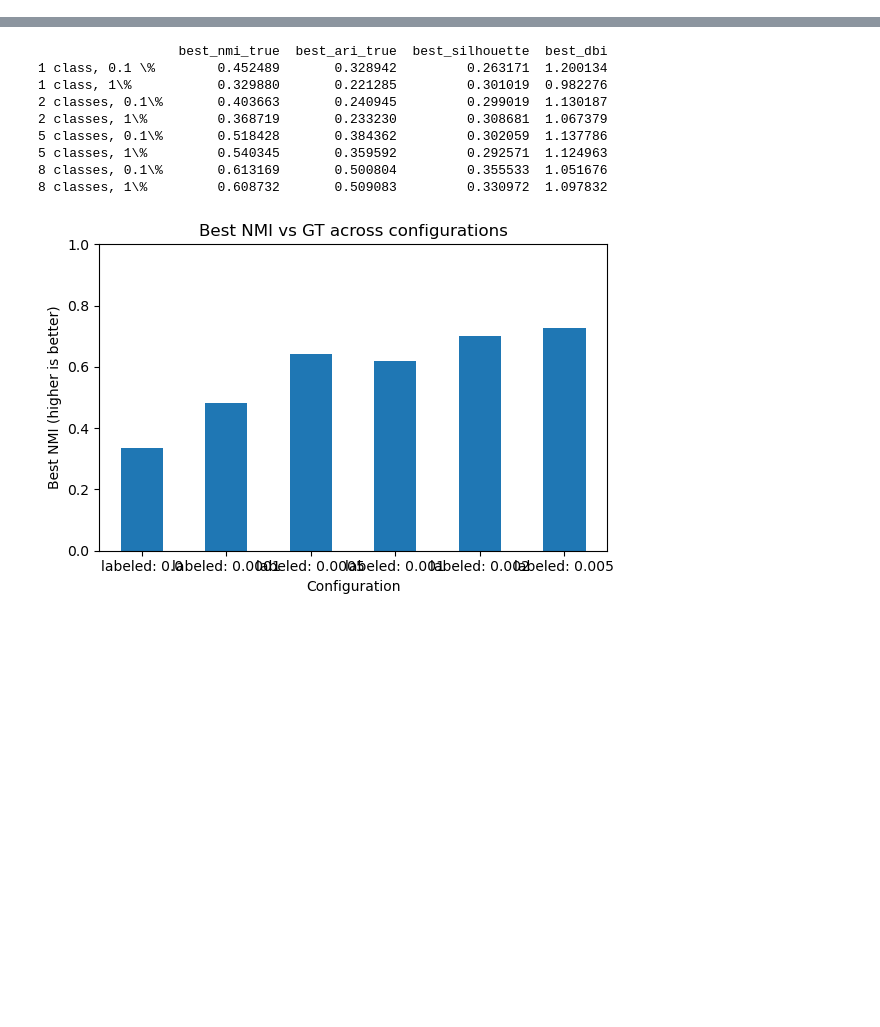
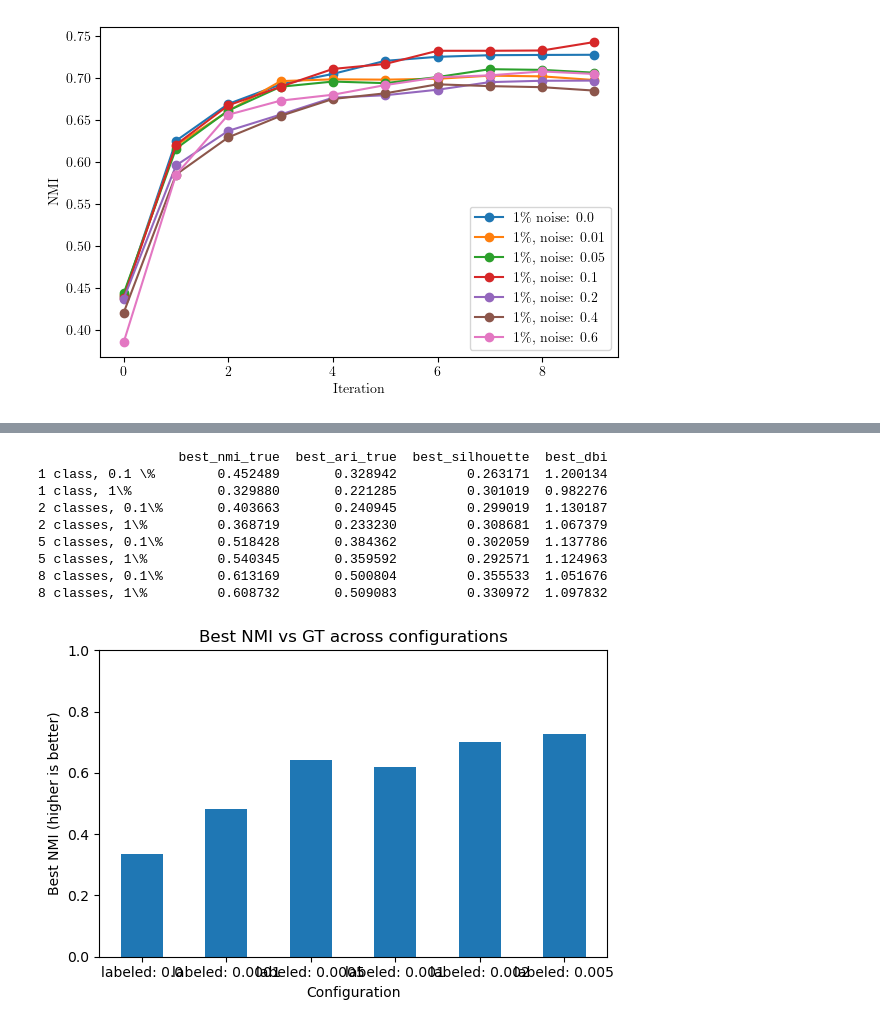
Before and after one commit to lnueesch/dl-project, a Jupyter notebook: deepcluster_implementation/eval_plots.ipynb, the cells around one changed output, grey strips where cells are left out. Saved outputs shown, nothing was run; the diff lists cells and outputs as text; code cells hidden in the pictures; blank space fills up the shorter version.

```diff
--- a/deepcluster_implementation/eval_plots.ipynb
+++ b/deepcluster_implementation/eval_plots.ipynb
@@ -139,0 +144,90 @@ for metric in metrics_to_plot:
+# %%
+
+
+run_path = './experiments/run_noise_20250115_010746' # noise
+
+labels_noise = ['0.5\%, noise: 0.0',
+                '1\% noise: 0.0',
+                '0.5\%, noise: 0.01',
+                '0.5\%, noise: 0.05',
+                '0.5\%, noise: 0.1',
+                '0.5\%, noise: 0.2',
+                '0.5\%, noise: 0.4',
+                '0.5\%, noise: 0.6',
+                '1\%, noise: 0.01',
+                '1\%, noise: 0.05',
+                '1\%, noise: 0.1',
+                '1\%, noise: 0.2',
+                '1\%, noise: 0.4',
+                '1\%, noise: 0.6',
+               ]
+
+indices_noise_1 = [2, 9, 10, 11, 12, 13, 14]
+
+indices_noise_05 = [1, 3, 4, 5, 6, 7, 8]
+
+# run_paths = {}
+# for i, label in enumerate(labels_noise):
+#     run_paths[label] = run_path + f'/config_{i+1}'
+#     metrics_dict = load_metrics(run_paths)
+
+run_paths_1 = {}
+for i in indices_noise_1:
+    run_paths_1[labels_noise[i-1]] = run_path + f'/config_{i}'
+    metrics_dict_1 = load_metrics(run_paths_1)
+
+run_paths_05 = {}
+for i in indices_noise_05:
+    run_paths_05[labels_noise[i-1]] = run_path + f'/config_{i}'
+    metrics_dict_05 = load_metrics(run_paths_05)
+
+# Collect metrics into DataFrames
+dfs_1 = {}
+for run_name, m in metrics_dict_1.items():
+    dfs_1[run_name] = pd.DataFrame(m)
+
+dfs_05 = {}
+for run_name, m in metrics_dict_05.items():
+    dfs_05[run_name] = pd.DataFrame(m)
+
+# The metrics we care about
+metrics_to_plot = ['nmi_true', 'silhouette']
+metrics_legend = {
+    'nmi_true': 'NMI',
+    'silhouette': 'Silhouette',
+}
+
+# %matplotlib qt
+%matplotlib inline
+
+for metric in metrics_to_plot:
+    plt.figure(figsize=(6, 4))
+    # Plot this metric for each config/run
+    i=0
+    for run_name, df in dfs_1.items():
+        # Some metrics might have NaN/null (e.g. 'nmi_prev' for iteration 0), so drop them or fill
+        plt.plot(df[metric], label=labels_noise[indices_noise_1[i]-1], marker='o')
+        i+=1
+    plt.xlabel('Iteration')
+    plt.ylabel(f'{metrics_legend[metric]}')
+    plt.legend()
+    plt.tight_layout()
+    # plt.savefig(f'{run_path}/{metric}.pdf')
+    plt.show()
+
+for metric in metrics_to_plot:
+    plt.figure(figsize=(6, 4))
+    # Plot this metric for each config/run
+    i=0
+    for run_name, df in dfs_05.items():
+        # Some metrics might have NaN/null (e.g. 'nmi_prev' for iteration 0), so drop them or fill
+        plt.plot(df[metric], label=labels_noise[indices_noise_05[i]-1], marker='o')
+        i+=1
+    plt.xlabel('Iteration')
+    plt.ylabel(f'{metrics_legend[metric]}')
+    plt.legend()
+    plt.tight_layout()
+    # plt.savefig(f'{run_path}/{metric}.pdf')
+    plt.show()
+# %% [output]
+[figure, added]
```
Also changed, not shown: parts of 5 cells of this notebook, 3 other files.
